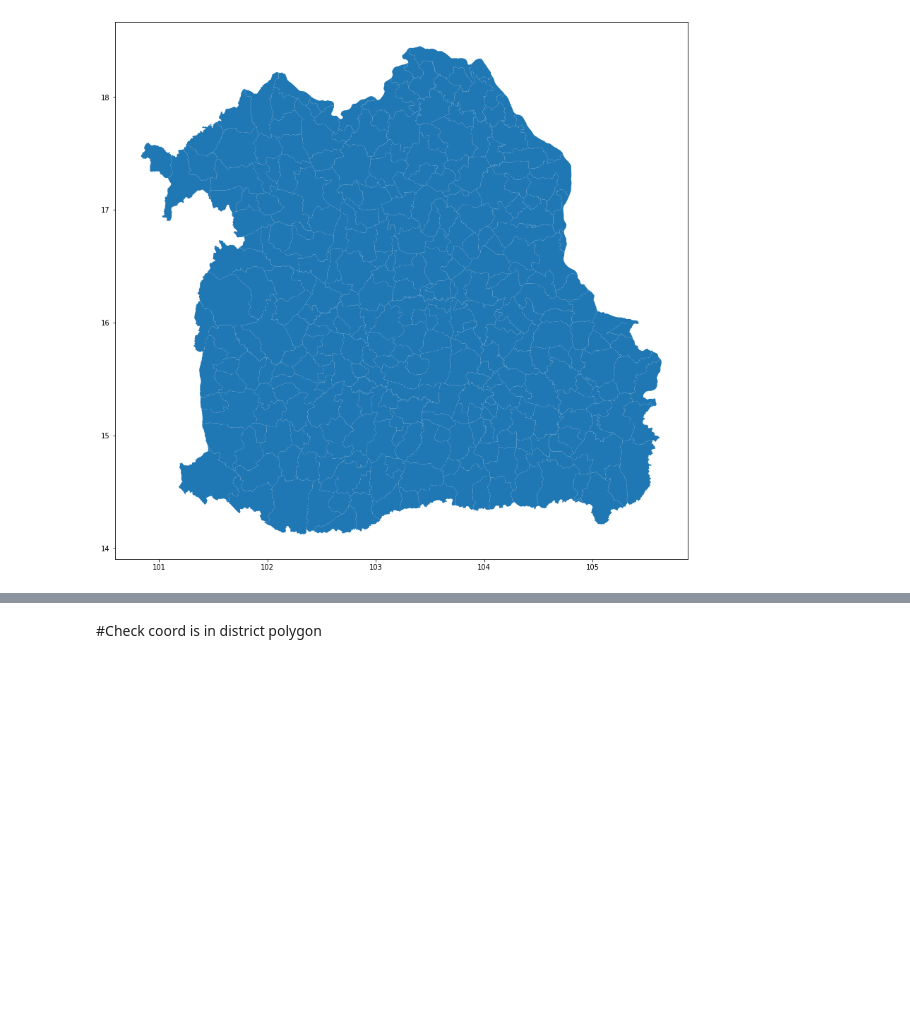
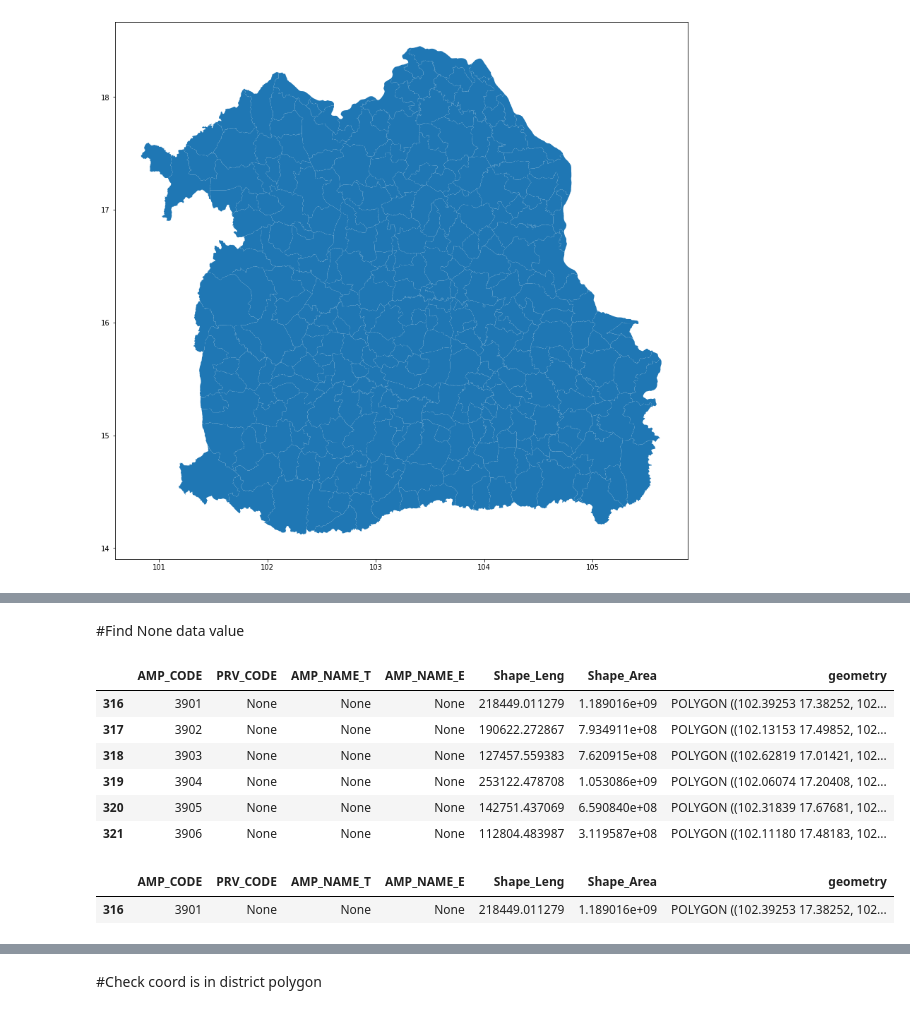
Before and after one commit to myNameIsPK/route_prediction, a Jupyter notebook: phase1/1.2/district_filterRoad.ipynb, the cells around one changed output, grey strips where cells are left out. Drawn from its saved outputs; the diff is of its cells as text; code cells hidden in the pictures; blank space fills up the shorter version.

```diff
--- a/phase1/1.2/district_filterRoad.ipynb
+++ b/phase1/1.2/district_filterRoad.ipynb
@@ -305,3 +301,5 @@ for _, r in district_NE.iterrows():
 m
 # %% [output]
 [interactive output not drawn]
+# %% [markdown]
+#Find None data value
@@ -307,0 +308,10 @@ m
+# %%
+nbp
+# %% [output]
+|  | AMP_CODE | PRV_CODE | AMP_NAME_T | AMP_NAME_E | Shape_Leng | Shape_Area | geometry |
+| 316 | 3901 | None | None | None | 218449.011279 | 1.189016e+09 | POLYGON ((102.39253 17.38252, 102... |
+| 317 | 3902 | None | None | None | 190622.272867 | 7.934911e+08 | POLYGON ((102.13153 17.49852, 102... |
+| 318 | 3903 | None | None | None | 127457.559383 | 7.620915e+08 | POLYGON ((102.62819 17.01421, 102... |
+| 319 | 3904 | None | None | None | 253122.478708 | 1.053086e+09 | POLYGON ((102.06074 17.20408, 102... |
+| 320 | 3905 | None | None | None | 142751.437069 | 6.590840e+08 | POLYGON ((102.31839 17.67681, 102... |
+| 321 | 3906 | None | None | None | 112804.483987 | 3.119587e+08 | POLYGON ((102.11180 17.48183, 102... |
@@ -307,0 +325,5 @@ m
+# %%
+a
+# %% [output]
+|  | AMP_CODE | PRV_CODE | AMP_NAME_T | AMP_NAME_E | Shape_Leng | Shape_Area | geometry |
+| 316 | 3901 | None | None | None | 218449.011279 | 1.189016e+09 | POLYGON ((102.39253 17.38252, 102... |
```
Also changed, not shown: parts of 14 cells of this notebook.
